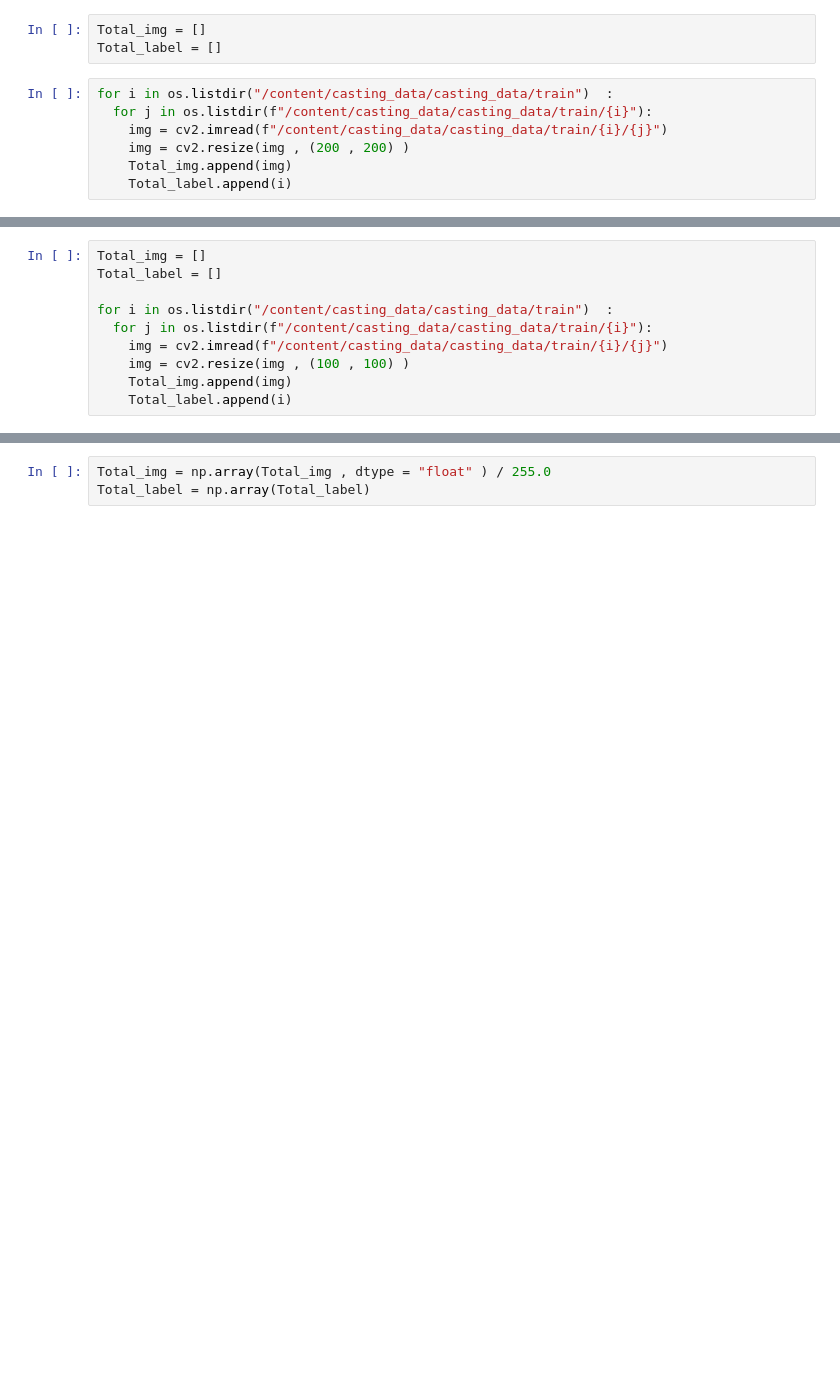
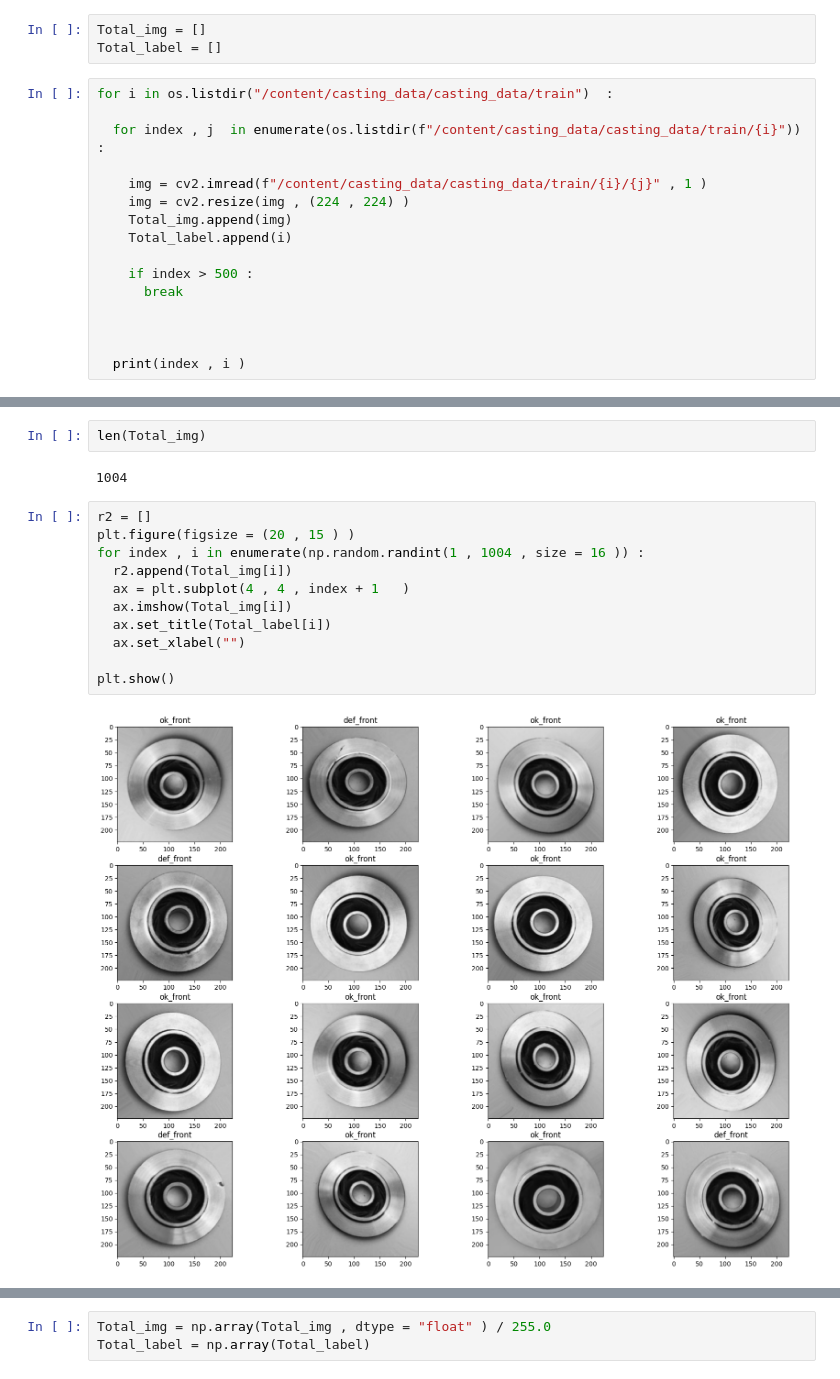
Before and after one commit to ali-talebi/project_industrial, a Jupyter notebook: detect_defect_2.ipynb, the cells around one changed output, grey strips where cells are left out. Drawn from its saved outputs; the diff is of its cells as text; blank space fills up the shorter version.

```diff
--- a/detect_defect_2.ipynb
+++ b/detect_defect_2.ipynb
@@ -47,8 +57,17 @@ Total_img = []
 Total_label = []
 # %%
 for i in os.listdir("/content/casting_data/casting_data/train")  :
-  for j in os.listdir(f"/content/casting_data/casting_data/train/{i}"):
-    img = cv2.imread(f"/content/casting_data/casting_data/train/{i}/{j}")
-    img = cv2.resize(img , (200 , 200) )
+
+  for index , j  in enumerate(os.listdir(f"/content/casting_data/casting_data/train/{i}")) :
+
+    img = cv2.imread(f"/content/casting_data/casting_data/train/{i}/{j}" , 1 )
+    img = cv2.resize(img , (224 , 224) )
     Total_img.append(img)
     Total_label.append(i)
+
+    if index > 500 :
+      break
+
+
+
+  print(index , i )
@@ -77,10 +77,17 @@ Would You like to see a picture and label : [y/n] n
-# %%
-Total_img = []
-Total_label = []
-
-for i in os.listdir("/content/casting_data/casting_data/train")  :
-  for j in os.listdir(f"/content/casting_data/casting_data/train/{i}"):
-    img = cv2.imread(f"/content/casting_data/casting_data/train/{i}/{j}")
-    img = cv2.resize(img , (100 , 100) )
-    Total_img.append(img)
-    Total_label.append(i)
+# %%
+len(Total_img)
+# %% [output]
+1004
+# %%
+r2 = []
+plt.figure(figsize = (20 , 15 ) )
+for index , i in enumerate(np.random.randint(1 , 1004 , size = 16 )) :
+  r2.append(Total_img[i])
+  ax = plt.subplot(4 , 4 , index + 1   )
+  ax.imshow(Total_img[i])
+  ax.set_title(Total_label[i])
+  ax.set_xlabel("")
+
+plt.show()
+# %% [output]
+[figure, added]
```
Also changed, not shown: parts of 58 cells of this notebook.
